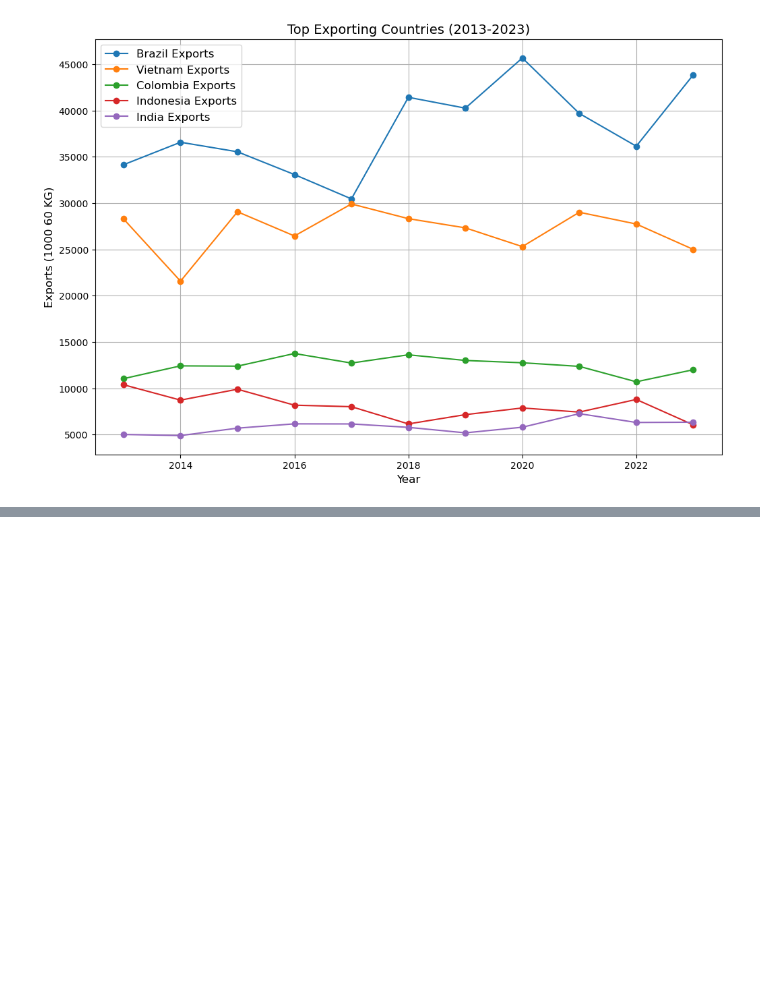
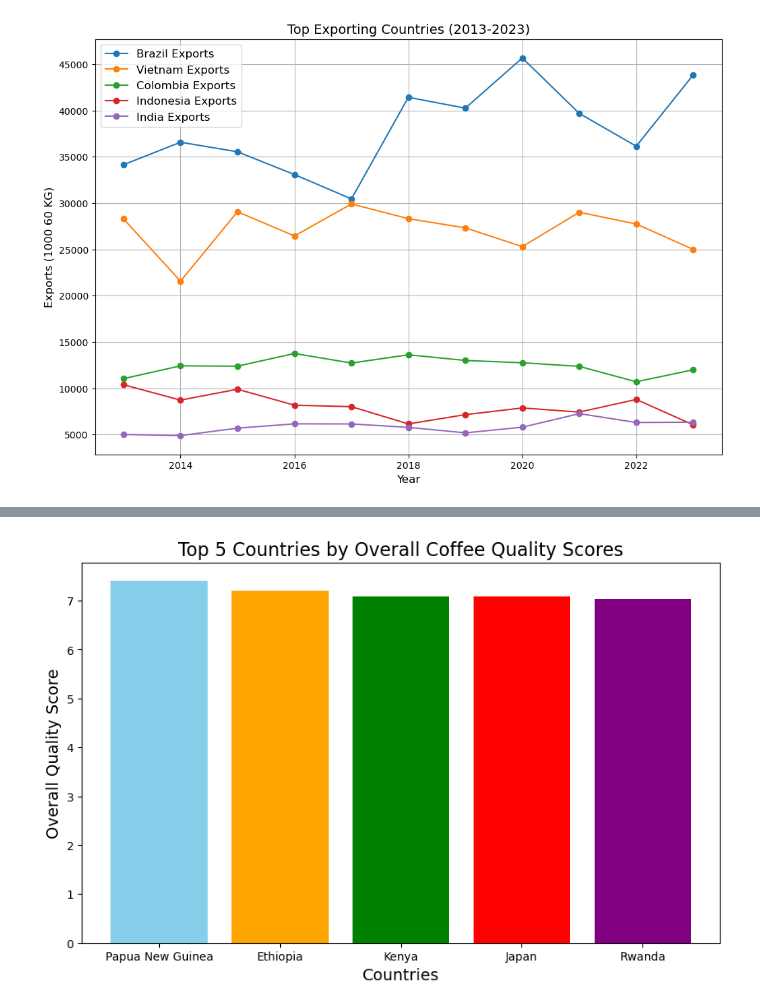
Before and after one commit to coopachupa/Project-3-, a Jupyter notebook: Nurmaa (NKD)/Cleaning and analysis.ipynb, the cells around one changed output, grey strips where cells are left out. Saved outputs shown, nothing was run; the diff lists cells and outputs as text; code cells hidden in the pictures; blank space fills up the shorter version.

```diff
--- a/Nurmaa (NKD)/Cleaning and analysis.ipynb
+++ b/Nurmaa (NKD)/Cleaning and analysis.ipynb
@@ -770,0 +840,3 @@ plt.show()
+# %%
+top_countries = qlty_dropped_df.nlargest(5, "Mean_overall")[["Country of origin", "Mean_overall"]]
+top_countries
@@ -770,0 +850,13 @@ plt.show()
+# %%
+# Data for visualization
+countries = top_countries["Country of origin"].tolist()
+quality_scores = top_countries["Mean_overall"].tolist()
+# %%
+plt.figure(figsize=(10, 6))
+bars = plt.bar(countries, quality_scores, color=['skyblue', 'orange', 'green', 'red', 'purple'])
+plt.title('Top 5 Countries by Overall Coffee Quality Scores', fontsize=16)
+plt.xlabel('Countries', fontsize=14)
+plt.ylabel('Overall Quality Score', fontsize=14)
+plt.show()
+# %% [output]
+[figure, added]
```
Also changed, not shown: parts of 10 cells of this notebook, 1 other file.
